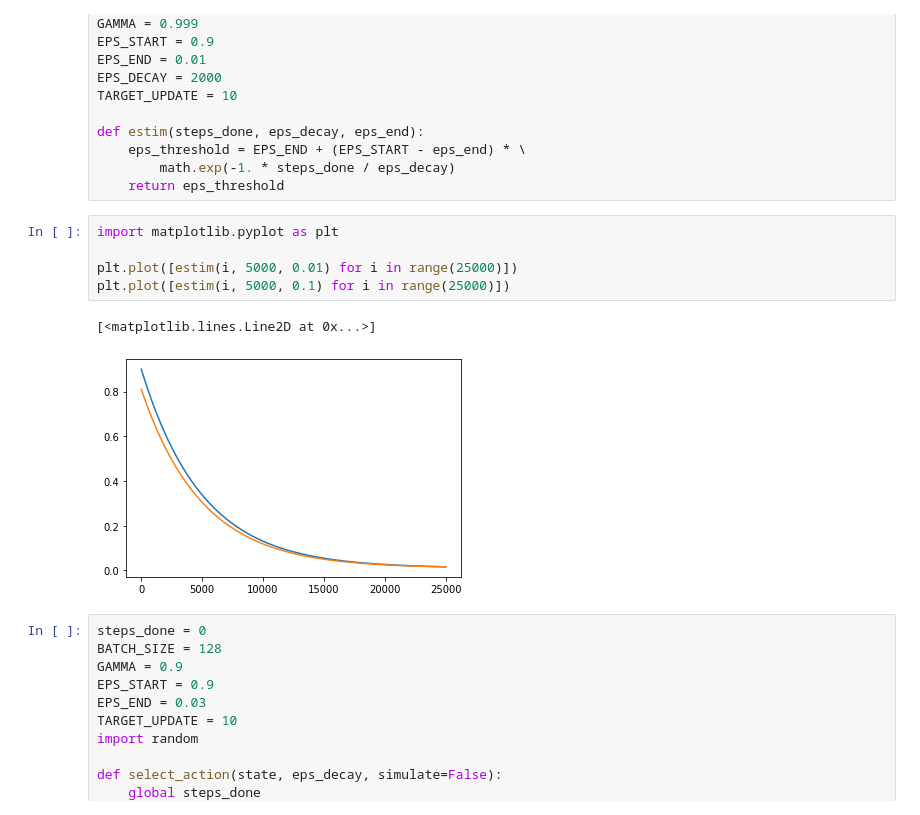
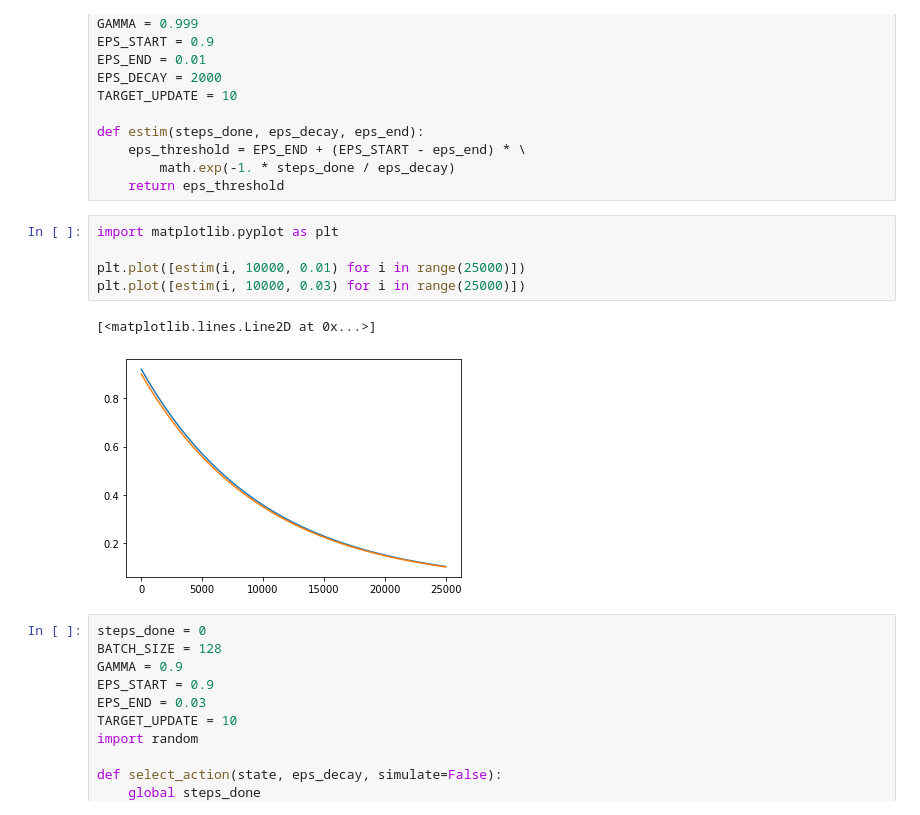
Before and after one commit to ArmandGiraud/snake, a Jupyter notebook: Untitled.ipynb, the cells around one changed output. Saved outputs shown, nothing was run; the diff lists cells and outputs as text.

```diff
--- a/Untitled.ipynb
+++ b/Untitled.ipynb
@@ -15,11 +15,11 @@ def estim(steps_done, eps_decay, eps_end):
 # %%
 import matplotlib.pyplot as plt
 
-plt.plot([estim(i, 5000, 0.01) for i in range(25000)])
-plt.plot([estim(i, 5000, 0.1) for i in range(25000)])
+plt.plot([estim(i, 10000, 0.01) for i in range(25000)])
+plt.plot([estim(i, 10000, 0.03) for i in range(25000)])
 # %% [output]
 [<matplotlib.lines.Line2D at 0x...>]
-[figure, old version]
+[figure, new version]
 # %%
 steps_done = 0
 BATCH_SIZE = 128
```
Also changed, not shown: 4 other files.
